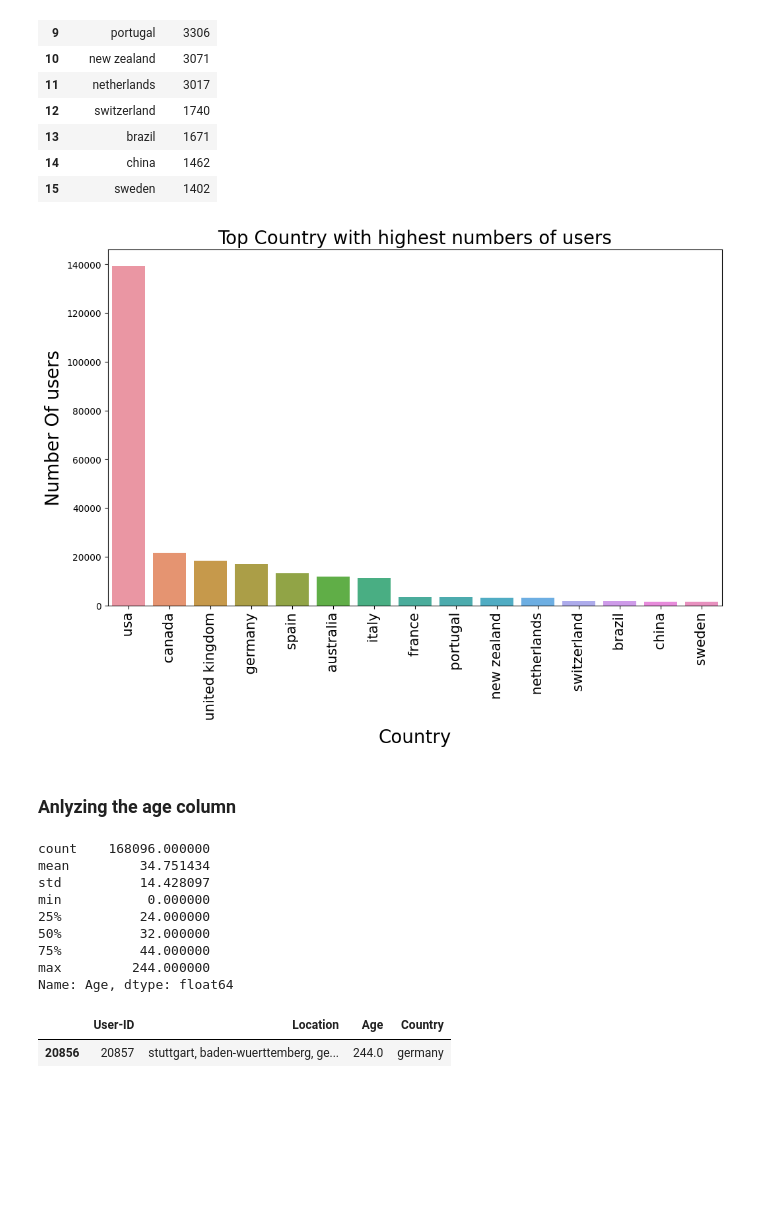
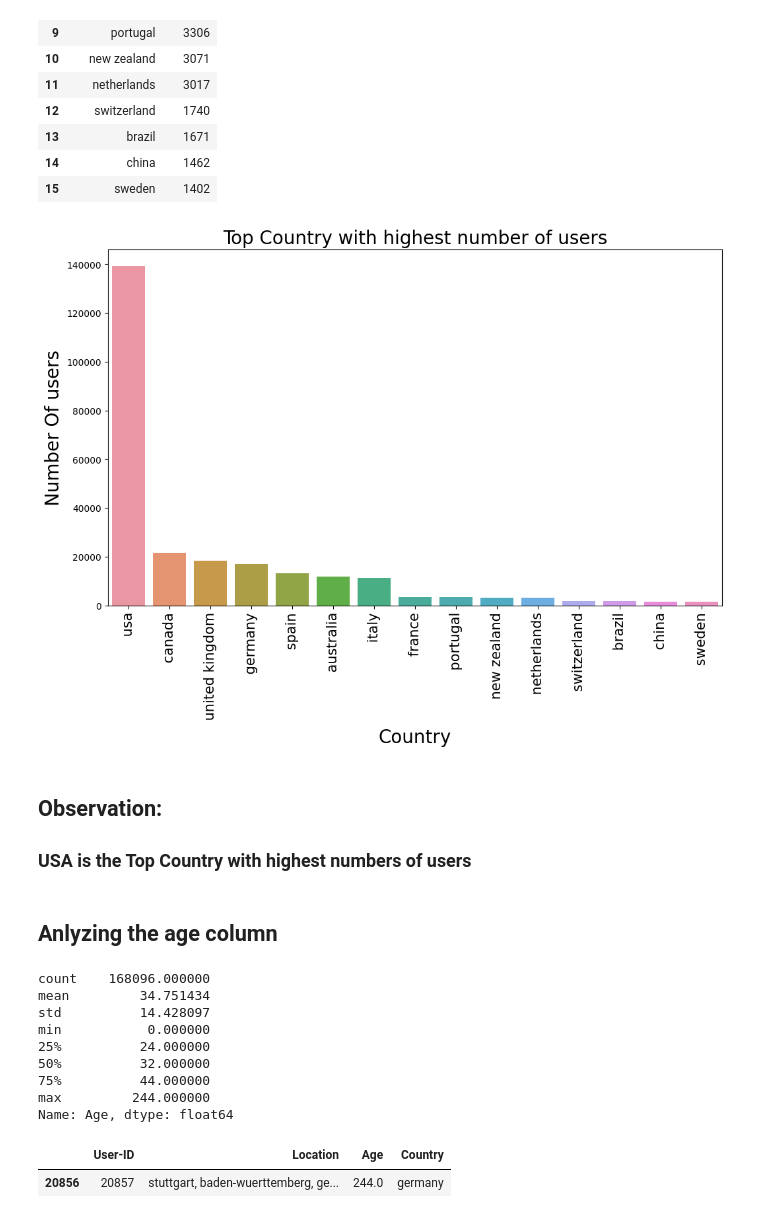
Before and after one commit to kasmintalukdar/Book-Recommendation-System, a Jupyter notebook: Copy_of_Book_recomndation_system_final.ipynb, the cells around one changed output. Cells and saved outputs as stored; diff of their text form; code cells hidden in the pictures; blank space fills up the shorter version.

```diff
--- a/Copy_of_Book_recomndation_system_final.ipynb
+++ b/Copy_of_Book_recomndation_system_final.ipynb
@@ -344,26 +379,31 @@ top_location
 | 14 | china | 1462 |
 | 15 | sweden | 1402 |
 # %%
+# Plotting bar graph for top country with highest number of users
 plt.figure(figsize=(12,7))
 sns.barplot(data=top_location, x="Country", y="count")
-plt.title("Top Country with highest numbers of users",fontsize=20);
+plt.title("Top Country with highest number of users",fontsize=20);
 plt.xticks(rotation=90,fontsize=15)
 plt.xlabel("Country",fontsize=20)
 plt.ylabel("Number Of users",fontsize=20);
 # %% [output]
-[figure, old version]
+[figure, new version]
+# %% [markdown]
+## **Observation:**
+### USA	is the Top Country with highest numbers of users
 # %% [markdown]
-### Anlyzing the age column
+## Anlyzing the age column
-# %%
-user_df['Age'].describe()
-# %% [output]
-count    168096.000000
-mean         34.751434
-std          14.428097
-min           0.000000
-25%          24.000000
-50%          32.000000
-75%          44.000000
-max         244.000000
-Name: Age, dtype: float64
+# %%
+# Description of age column
+user_df['Age'].describe()
+# %% [output]
+count    168096.000000
+mean         34.751434
+std          14.428097
+min           0.000000
+25%          24.000000
+50%          32.000000
+75%          44.000000
+max         244.000000
+Name: Age, dtype: float64
 # %%
```
Also changed, not shown: parts of 132 cells of this notebook.
